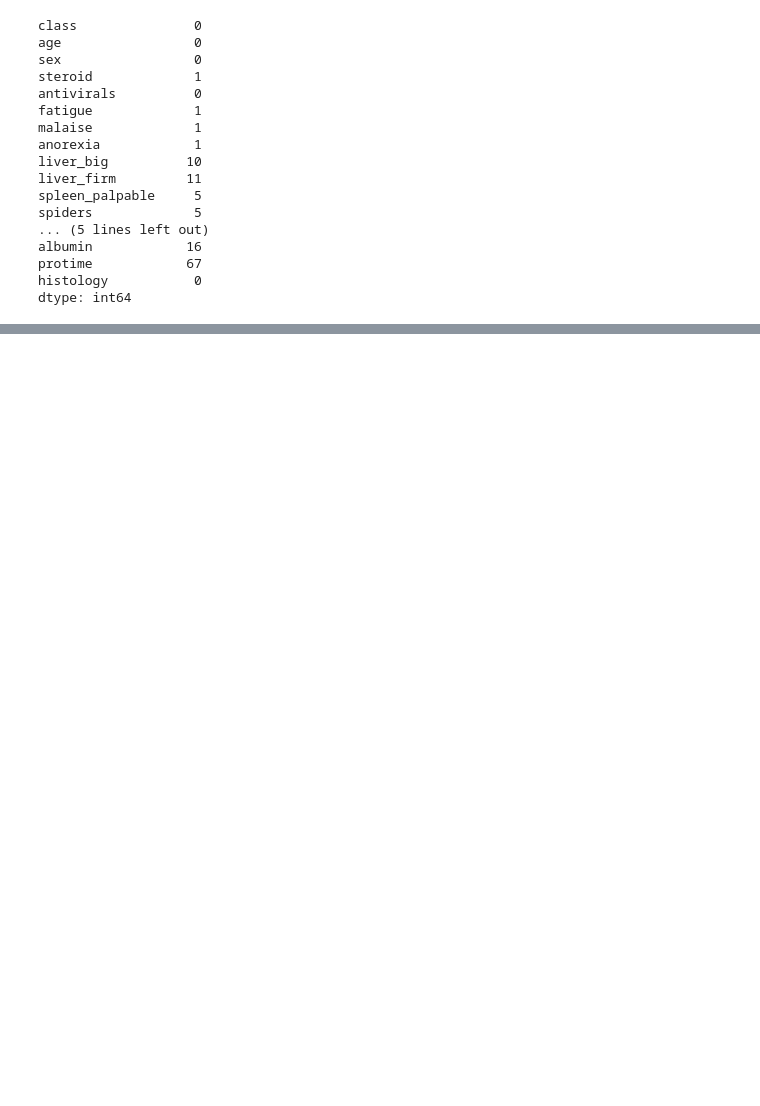
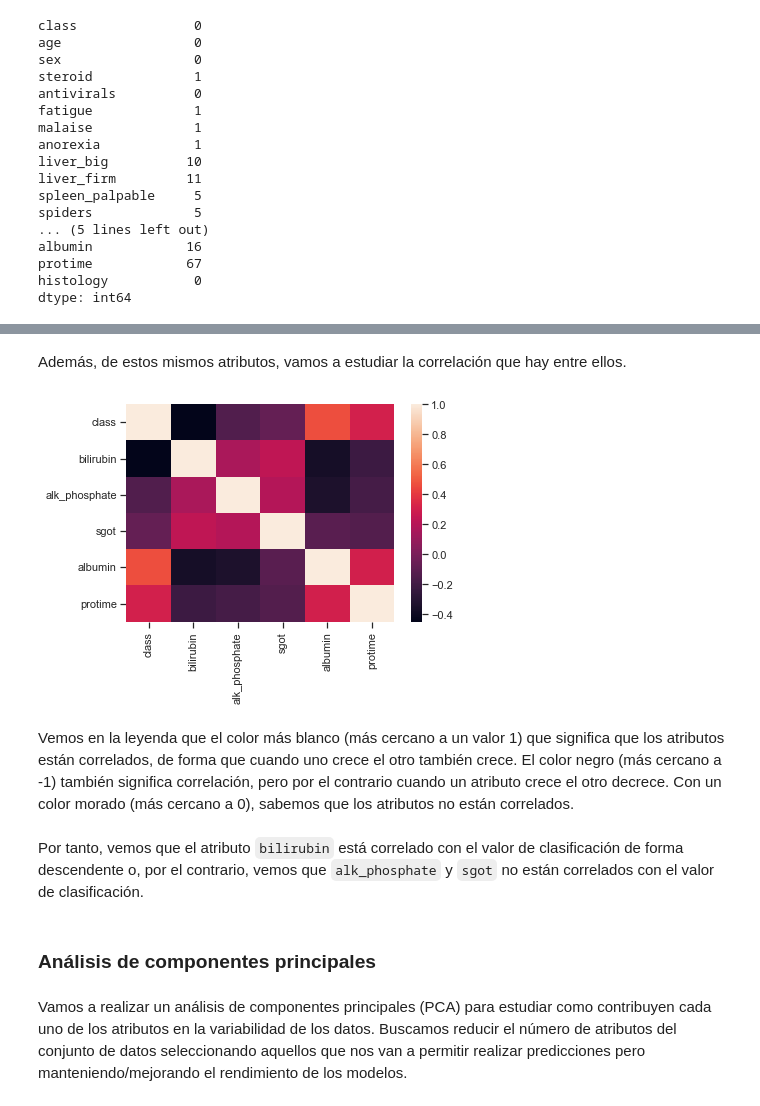
Before and after one commit to serrodcal-MII/AA-Work2, a Jupyter notebook: trabajo2-21-22.ipynb, the cells around one changed output, grey strips where cells are left out. Drawn from its saved outputs; the diff is of its cells as text; code cells hidden in the pictures; blank space fills up the shorter version.

```diff
--- a/trabajo2-21-22.ipynb
+++ b/trabajo2-21-22.ipynb
@@ -131,0 +281,18 @@ En esta sección vamos a realizar el procesado de los datos que consiste en, por
+# %% [markdown]
+Además, de estos mismos atributos, vamos a estudiar la correlación que hay entre ellos.
+# %%
+def correlation_heatmap(corr):
+    ax = sns.heatmap(corr)
+
+num_corr = df[selected].corr()
+correlation_heatmap(num_corr)
+# %% [output]
+[figure, added]
+# %% [markdown]
+Vemos en la leyenda que el color más blanco (más cercano a un valor 1) que significa que los atributos están correlados, de forma que cuando uno crece el otro también crece. El color negro (más cercano a -1) también significa correlación, pero por el contrario cuando un atributo crece el otro decrece. Con un color morado (más cercano a 0), sabemos que los atributos no están correlados.
+# %% [markdown]
+Por tanto, vemos que el atributo `bilirubin` está correlado con el valor de clasificación de forma descendente o, por el contrario, vemos que `alk_phosphate` y `sgot` no están correlados con el valor de clasificación.
+# %% [markdown]
+### Análisis de componentes principales
+# %% [markdown]
+Vamos a realizar un análisis de componentes principales (PCA) para estudiar como contribuyen cada uno de los atributos en la variabilidad de los datos. Buscamos reducir el número de atributos del conjunto de datos seleccionando aquellos que nos van a permitir realizar predicciones pero manteniendo/mejorando el rendimiento de los modelos.
```
Also changed, not shown: parts of 75 cells of this notebook.
